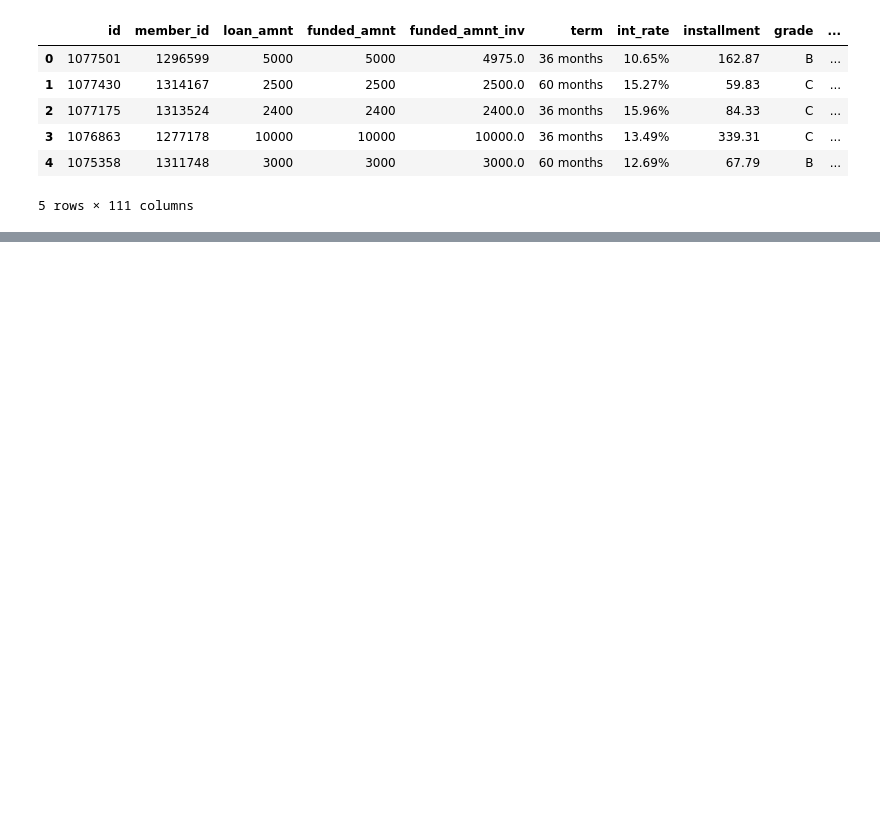
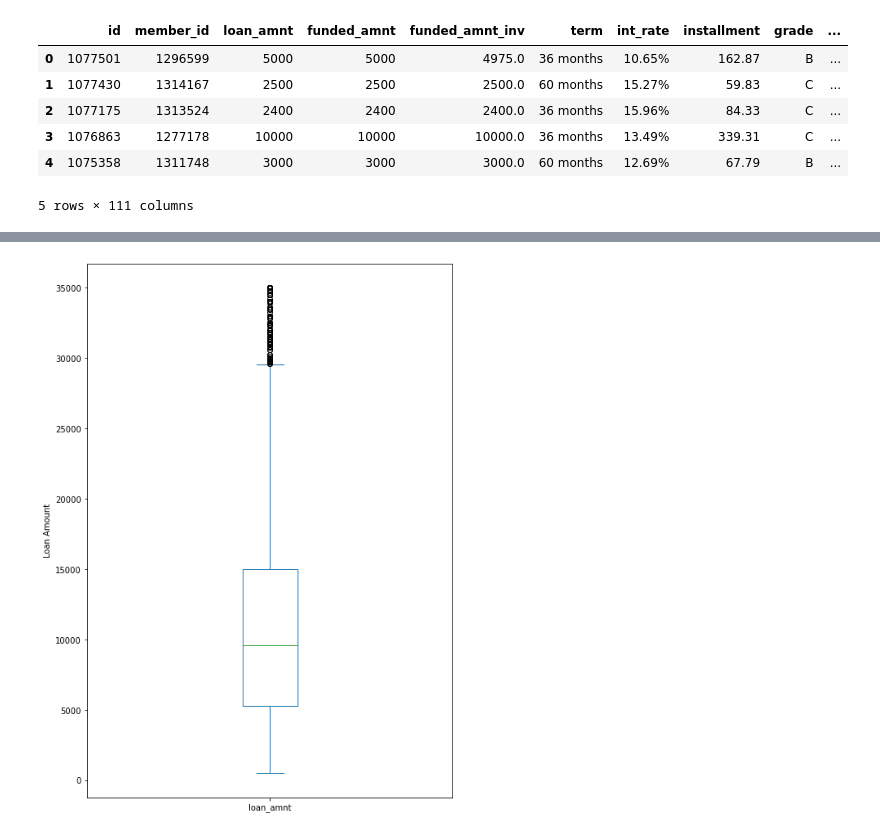
Before and after one commit to bappa-2000/LendingClubCaseStudy, a Jupyter notebook: Sanjay_Saini.ipynb, the cells around one changed output, grey strips where cells are left out. Cells and saved outputs as stored; diff of their text form; code cells hidden in the pictures; blank space fills up the shorter version.

Commit message:
Updated - Data Load - Data Cleaning - Derived Columns - Uni-variate Analysis

```diff
--- a/Sanjay_Saini.ipynb
+++ b/Sanjay_Saini.ipynb
@@ -28,6 +35,15 @@ loan.shape
 # %%
-allnull = loan.isnull().sum()
-for col in allnull[allnull==loan.shape[0]].index:
-    loan = loan.drop(col, axis=1)
-loan.shape
+### Getting a list of columns having all nulls more than 35% threshhold
+allnulls = loan_all.isnull().sum()
+
+### Getting a list of columns having unique values
+uniques = loan_all.nunique()
+
+## Concatinating both list
+removeIndexes = np.concatenate((uniques[uniques==1].index.values,
+                               allnulls[allnulls>(loan_all.shape[0]*0.35)].index.values))
+
+## Removing from Loan Data
+loan_all = loan_all.drop(removeIndexes, axis=1)
+loan_all.shape
 # %% [output]
@@ -133,0 +229,3 @@ RejectStats.head()
+# %%
+loan_all["issue_month"]=pd.DatetimeIndex(loan_all.issue_date).month
+loan_all["issue_year"]=pd.DatetimeIndex(loan_all.issue_date).year
@@ -133,0 +247,16 @@ RejectStats.head()
+# %%
+def makeRateGroups(x):
+    if x<10:
+        return "0-10"
+    elif x<13:
+        return "10-13"
+    elif x<16:
+        return "13-16"
+    elif x<19:
+        return "16-19"
+    elif x>=19:
+        return ">19"
+
+# Make groups of int_rate.
+loan_all['int_rate_category'] = loan_all.int_rate.apply(makeRateGroups)
+loan_all['int_rate_category'].value_counts()
@@ -133,0 +272,4 @@ RejectStats.head()
+# %%
+# Using the same segments used in "int_rate" for "dti"
+loan_all['dti_category'] = loan_all.dti.apply(makeRateGroups)
+loan_all['dti_category'].value_counts()
@@ -133,0 +298,7 @@ RejectStats.head()
+# %%
+plt.figure(figsize=[8,12])
+plt.ylabel("Loan Amount")
+loan_all.loan_amnt.plot.box()
+plt.show()
+# %% [output]
+[figure, added]
```
Also changed, not shown: parts of 46 cells of this notebook, 1 other file.
